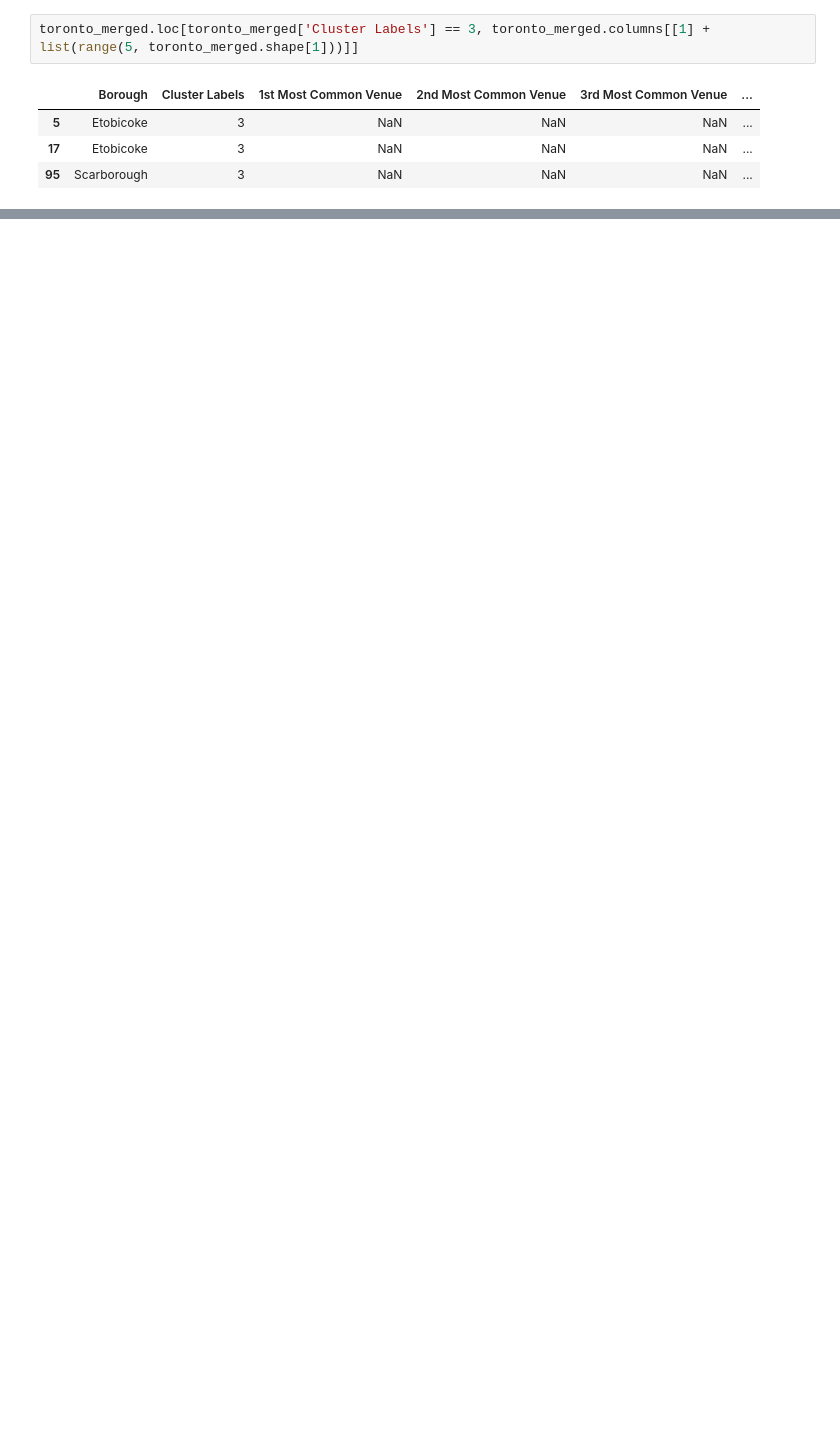
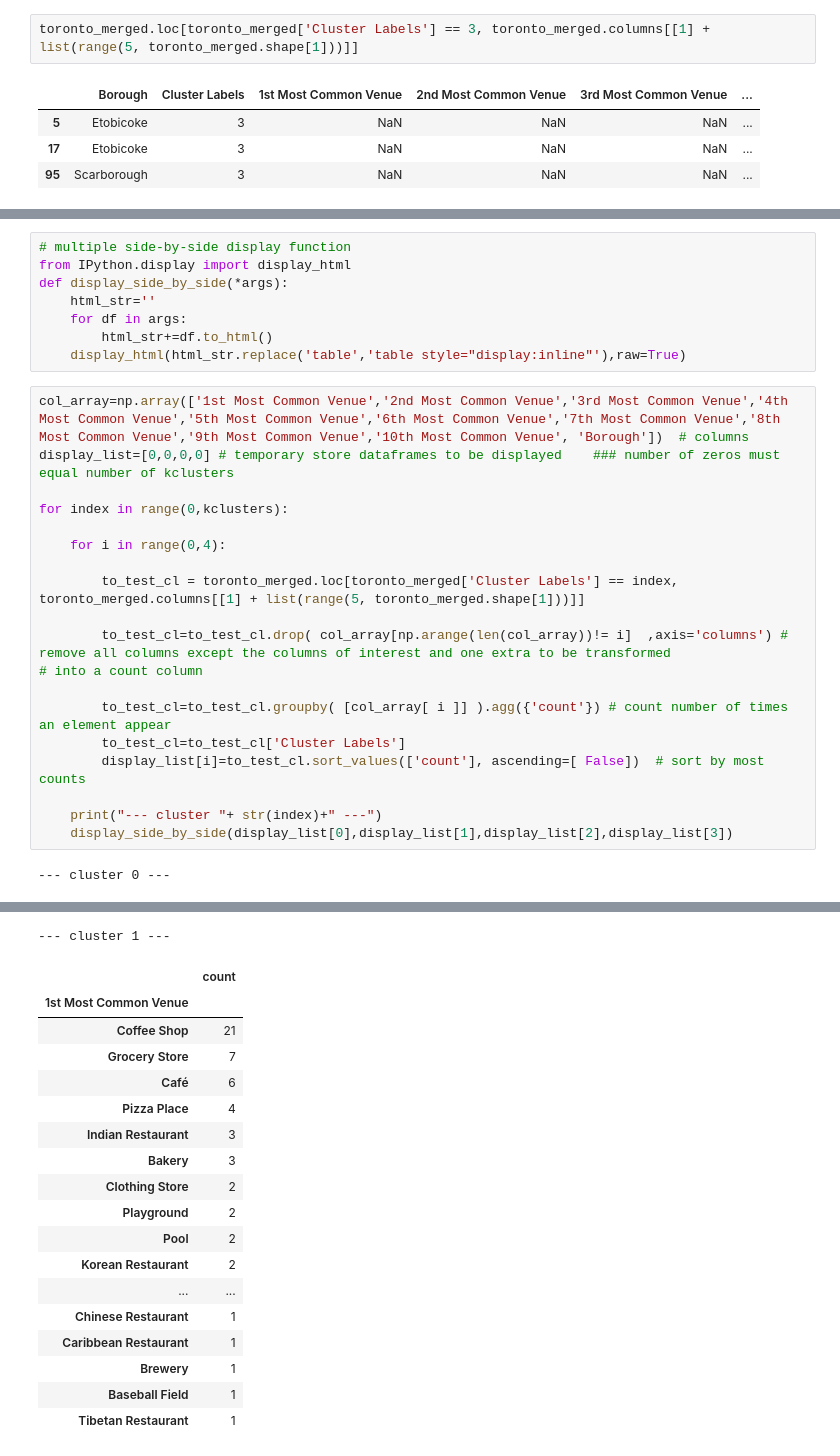
Before and after one commit to faxmaskinen/Hello-world, a Jupyter notebook: Scripts/Segmenting and Clustering Neighborhoods in Toronto.ipynb, the cells around one changed output, grey strips where cells are left out. Saved outputs shown, nothing was run; the diff lists cells and outputs as text; blank space fills up the shorter version.

```diff
--- a/Scripts/Segmenting and Clustering Neighborhoods in Toronto.ipynb
+++ b/Scripts/Segmenting and Clustering Neighborhoods in Toronto.ipynb
@@ -746,0 +758,28 @@ toronto_merged.loc[toronto_merged['Cluster Labels'] == 5, toronto_merged.columns
+# %%
+# multiple side-by-side display function
+from IPython.display import display_html
+def display_side_by_side(*args):
+    html_str=''
+    for df in args:
+        html_str+=df.to_html()
+    display_html(html_str.replace('table','table style="display:inline"'),raw=True)
+# %%
+col_array=np.array(['1st Most Common Venue','2nd Most Common Venue','3rd Most Common Venue','4th Most Common Venue','5th Most Common Venue','6th Most Common Venue','7th Most Common Venue','8th Most Common Venue','9th Most Common Venue','10th Most Common Venue', 'Borough'])  # columns
+display_list=[0,0,0,0] # temporary store dataframes to be displayed    ### number of zeros must equal number of kclusters
+
+for index in range(0,kclusters):
+
+    for i in range(0,4):
+
+        to_test_cl = toronto_merged.loc[toronto_merged['Cluster Labels'] == index, toronto_merged.columns[[1] + list(range(5, toronto_merged.shape[1]))]]
+
+        to_test_cl=to_test_cl.drop( col_array[np.arange(len(col_array))!= i]  ,axis='columns') # remove all columns except the columns of interest and one extra to be transformed                                                                                                  # into a count column
+
+        to_test_cl=to_test_cl.groupby( [col_array[ i ]] ).agg({'count'}) # count number of times an element appear
+        to_test_cl=to_test_cl['Cluster Labels']
+        display_list[i]=to_test_cl.sort_values(['count'], ascending=[ False])  # sort by most counts
+
+    print("--- cluster "+ str(index)+" ---")
+    display_side_by_side(display_list[0],display_list[1],display_list[2],display_list[3])
+# %% [output]
+--- cluster 0 ---
@@ -746,0 +823,19 @@ toronto_merged.loc[toronto_merged['Cluster Labels'] == 5, toronto_merged.columns
+--- cluster 1 ---
+|  | count |
+| 1st Most Common Venue |  |
+| Coffee Shop | 21 |
+| Grocery Store | 7 |
+| Café | 6 |
+| Pizza Place | 4 |
+| Indian Restaurant | 3 |
+| Bakery | 3 |
+| Clothing Store | 2 |
+| Playground | 2 |
+| Pool | 2 |
+| Korean Restaurant | 2 |
+| ... | ... |
+| Chinese Restaurant | 1 |
+| Caribbean Restaurant | 1 |
+| Brewery | 1 |
+| Baseball Field | 1 |
+| Tibetan Restaurant | 1 |
```
Also changed, not shown: parts of 17 cells of this notebook.
